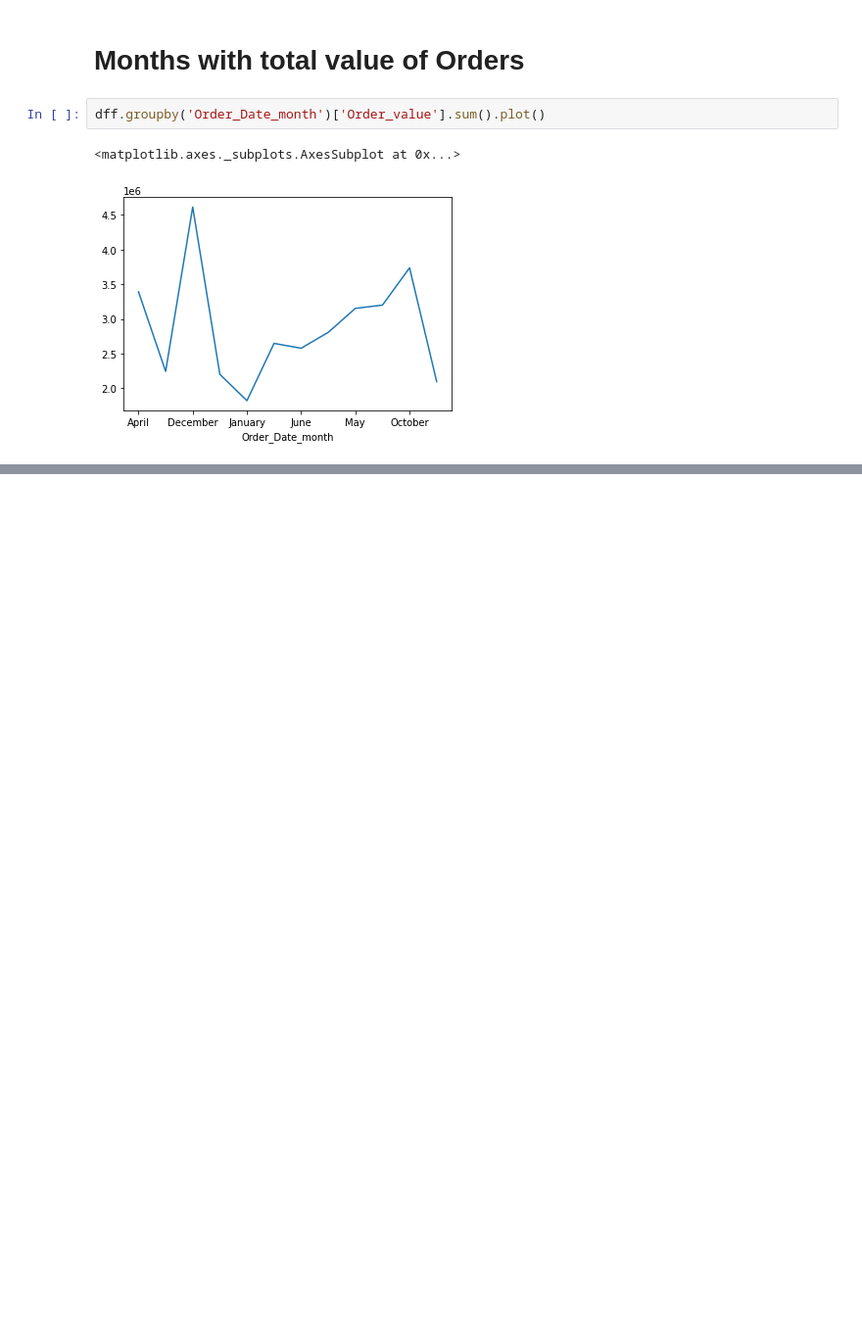
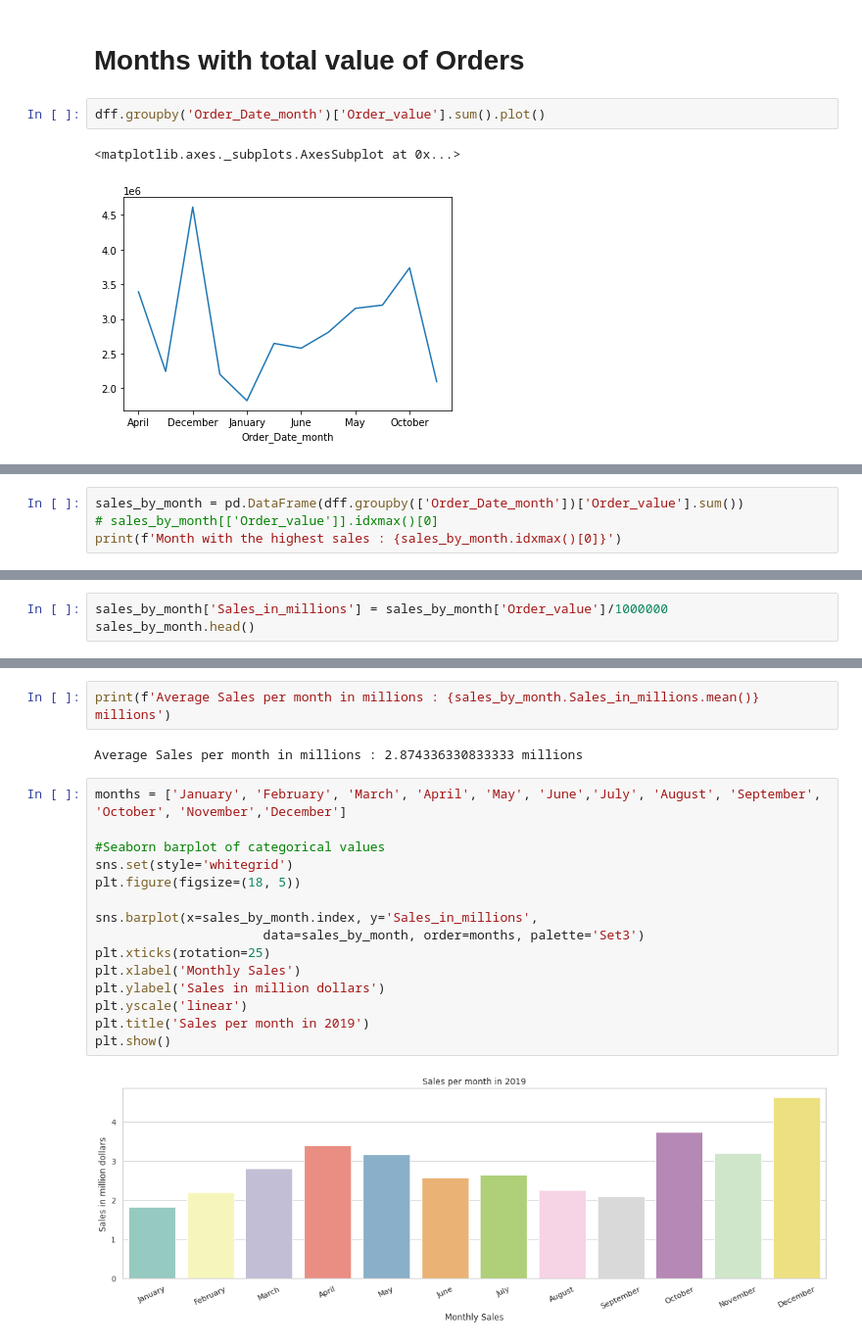
Before and after one commit to a-dhingra/JupyterNotebooks, a Jupyter notebook: KeithGalli_SalesAnalysis.ipynb, the cells around one changed output, grey strips where cells are left out. Shown: that part at 98% size. Saved outputs shown, nothing was run; the diff lists cells and outputs as text; blank space fills up the shorter version.

```diff
--- a/KeithGalli_SalesAnalysis.ipynb
+++ b/KeithGalli_SalesAnalysis.ipynb
@@ -286,0 +301,4 @@ dff.groupby('Order_Date_month')['Order_value'].sum().plot()
+# %%
+sales_by_month = pd.DataFrame(dff.groupby(['Order_Date_month'])['Order_value'].sum())
+# sales_by_month[['Order_value']].idxmax()[0]
+print(f'Month with the highest sales : {sales_by_month.idxmax()[0]}')
@@ -286,0 +322,3 @@ dff.groupby('Order_Date_month')['Order_value'].sum().plot()
+# %%
+sales_by_month['Sales_in_millions'] = sales_by_month['Order_value']/1000000
+sales_by_month.head()
@@ -286,0 +333,21 @@ dff.groupby('Order_Date_month')['Order_value'].sum().plot()
+# %%
+print(f'Average Sales per month in millions : {sales_by_month.Sales_in_millions.mean()} millions')
+# %% [output]
+Average Sales per month in millions : 2.874336330833333 millions
+# %%
+months = ['January', 'February', 'March', 'April', 'May', 'June','July', 'August', 'September', 'October', 'November','December']
+
+#Seaborn barplot of categorical values
+sns.set(style='whitegrid')
+plt.figure(figsize=(18, 5))
+
+sns.barplot(x=sales_by_month.index, y='Sales_in_millions',
+                      data=sales_by_month, order=months, palette='Set3')
+plt.xticks(rotation=25)
+plt.xlabel('Monthly Sales')
+plt.ylabel('Sales in million dollars')
+plt.yscale('linear')
+plt.title('Sales per month in 2019')
+plt.show()
+# %% [output]
+[figure, added]
```
Also changed, not shown: parts of 37 cells of this notebook.
